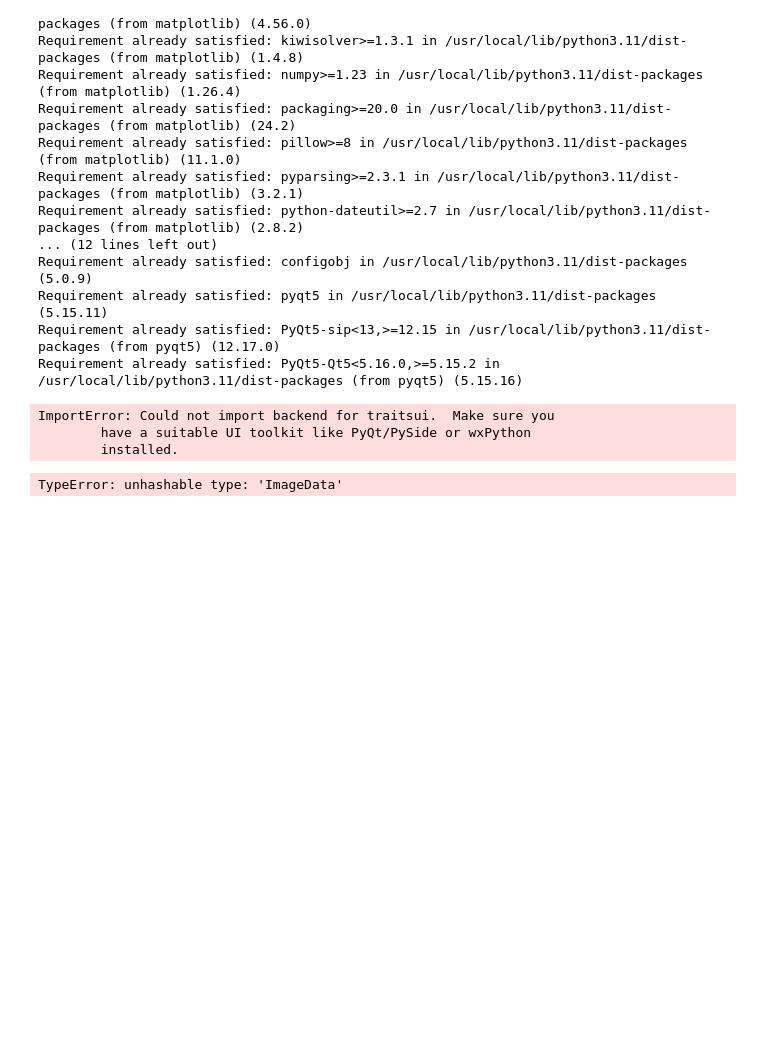
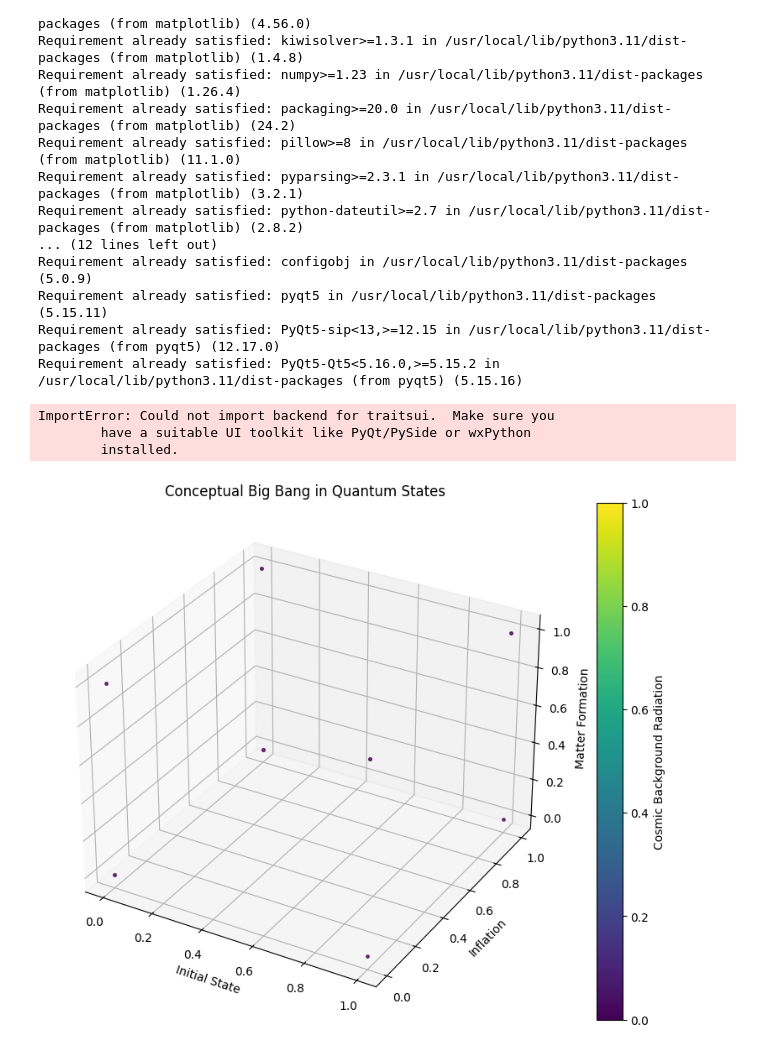
Before and after one commit to ajit-ai/QuantumComputing, a Jupyter notebook: QuntumUniverse.ipynb, the cells around one changed output. Drawn from its saved outputs; the diff is of its cells as text; code cells hidden in the pictures; blank space fills up the shorter version.

```diff
--- a/QuntumUniverse.ipynb
+++ b/QuntumUniverse.ipynb
@@ -242,14 +242,70 @@ Requirement already satisfied: PyQt5-Qt5<5.16.0,>=5.15.2 in /usr/local/lib/pytho
 ImportError: Could not import backend for traitsui.  Make sure you
         have a suitable UI toolkit like PyQt/PySide or wxPython
         installed.
-# %%
-from mayavi import mlab
-import numpy as np
-
-x, y, z = np.mgrid[-10:10:20j, -10:10:20j, -10:10:20j]
-s = np.sin(x*y*z)/(x*y*z)
-
-mlab.pipeline.volume(mlab.pipeline.scalar_field(x,y,z,s))
-mlab.show()
-# %% [output]
-TypeError: unhashable type: 'ImageData'
+# %%
+from qiskit import QuantumCircuit, QuantumRegister, ClassicalRegister, transpile
+from qiskit_aer import AerSimulator
+import numpy as np
+import matplotlib.pyplot as plt
+from mpl_toolkits.mplot3d import Axes3D
+
+# Let's imagine each qubit represents a quantum state of the universe at different stages:
+# - Qubit 0: Initial state (quantum vacuum)
+# - Qubit 1: Inflation
+# - Qubit 2: Matter formation
+# - Qubit 3: Cosmic microwave background radiation
+
+qr = QuantumRegister(4)
+cr = ClassicalRegister(4)
+circuit = QuantumCircuit(qr, cr)
+
+# "Quantum Fluctuations" - Start with superposition
+for i in range(4):
+    circuit.h(qr[i])
+
+# "Inflation" - Simulate rapid expansion with entanglement
+circuit.cx(qr[0], qr[1])  # Quantum entanglement to represent inflation
+
+# "Matter Formation" - Apply a gate to shift from energy to matter
+circuit.x(qr[2])  # Simplification of particle creation
+
+# "Cosmic Background Radiation" - Phase shift to represent cooling of the universe
+circuit.p(np.pi/2, qr[3])
+
+# Measure to collapse into "classical" universe states
+circuit.measure(qr, cr)
+
+# Simulate the circuit
+simulator = AerSimulator()
+compiled_circuit = transpile(circuit, simulator)
+job = simulator.run(compiled_circuit, shots=1000)
+result = job.result()
+counts = result.get_counts(compiled_circuit)
+
+# Visualization
+fig = plt.figure(figsize=(10, 8))
+ax = fig.add_subplot(111, projection='3d')
+
+# Each measurement result represents a possible state of the universe post-Big Bang
+for state, count in counts.items():
+    # Convert binary to coordinates for visualization
+    x = int(state[0])
+    y = int(state[1])
+    z = int(state[2])
+    w = int(state[3])  # We'll use w for color mapping to represent cosmic background radiation
+
+    # Plotting in 3D, using color to represent the 4th "dimension"
+    ax.scatter(x, y, z, c=w, cmap='viridis', s=count/10, alpha=0.5)
+
+ax.set_xlabel('Initial State')
+ax.set_ylabel('Inflation')
+ax.set_zlabel('Matter Formation')
+ax.set_title('Conceptual Big Bang in Quantum States')
+
+# Adding a colorbar to represent the cosmic microwave background radiation
+cbar = plt.colorbar(ax.scatter([], [], [], c=[], cmap='viridis'), ax=ax)
+cbar.ax.set_ylabel('Cosmic Background Radiation')
+
+plt.show()
+# %% [output]
+[figure, added]
```
Also changed, not shown: parts of 7 cells of this notebook.
